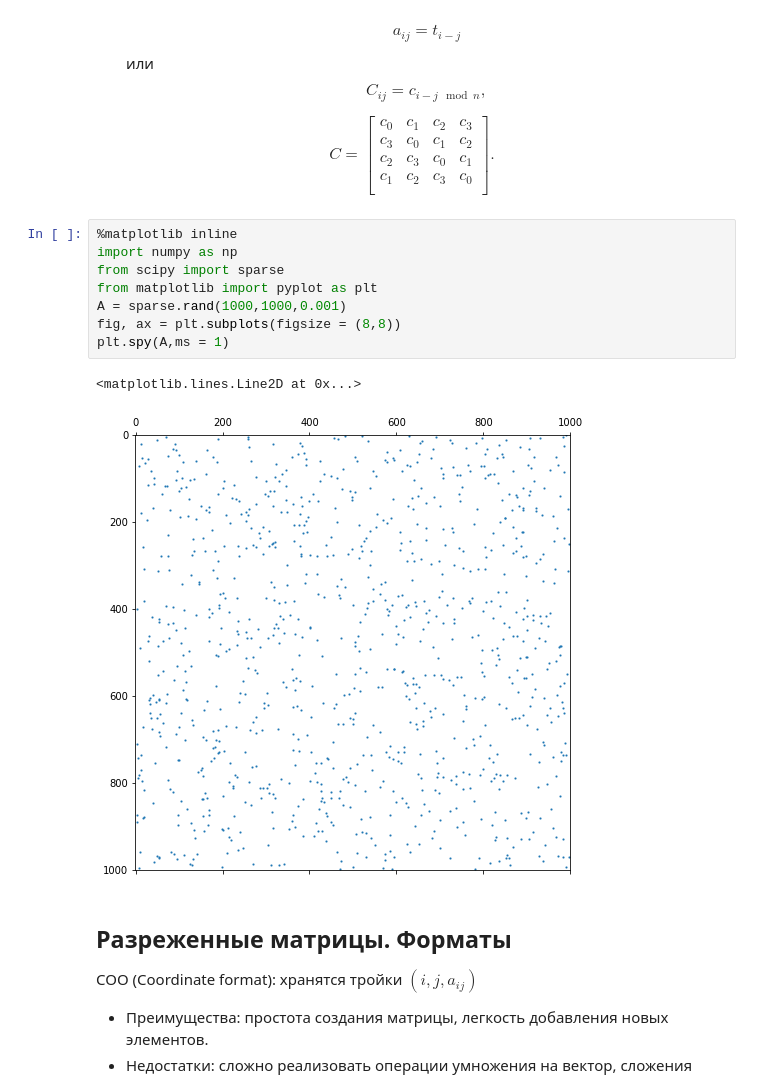
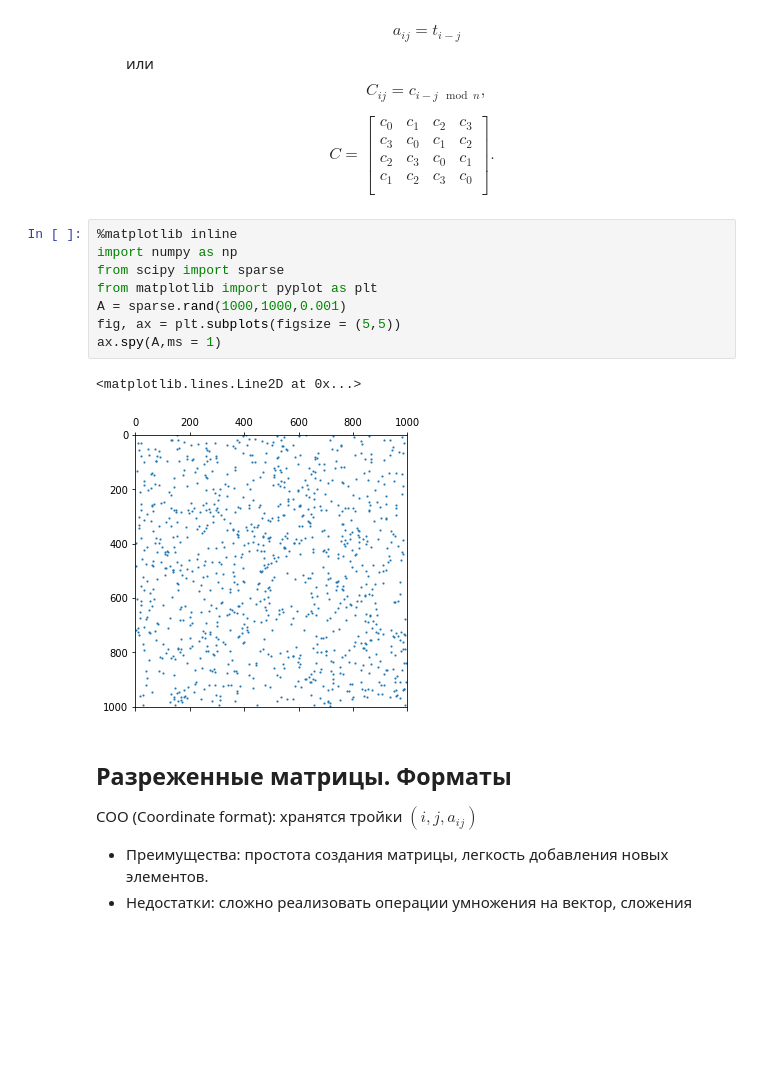
Before and after one commit to chikitkin/comp_math_mipt, a Jupyter notebook: 04-lecture/04-lecture.ipynb, the cells around one changed output. Saved outputs shown, nothing was run; the diff lists cells and outputs as text; blank space fills up the shorter version.

```diff
--- a/04-lecture/04-lecture.ipynb
+++ b/04-lecture/04-lecture.ipynb
@@ -26,14 +26,14 @@ $$C = \begin{bmatrix} c_0 & c_1 & c_2 & c_3 \\
 # %%
 %matplotlib inline
 import numpy as np
 from scipy import sparse
 from matplotlib import pyplot as plt
 A = sparse.rand(1000,1000,0.001)
-fig, ax = plt.subplots(figsize = (8,8))
-plt.spy(A,ms = 1)
+fig, ax = plt.subplots(figsize = (5,5))
+ax.spy(A,ms = 1)
 # %% [output]
 <matplotlib.lines.Line2D at 0x...>
-[figure, old version]
+[figure, new version]
 # %% [markdown]
 ## Разреженные матрицы. Форматы
 
```
Also changed, not shown: 4 other files.
